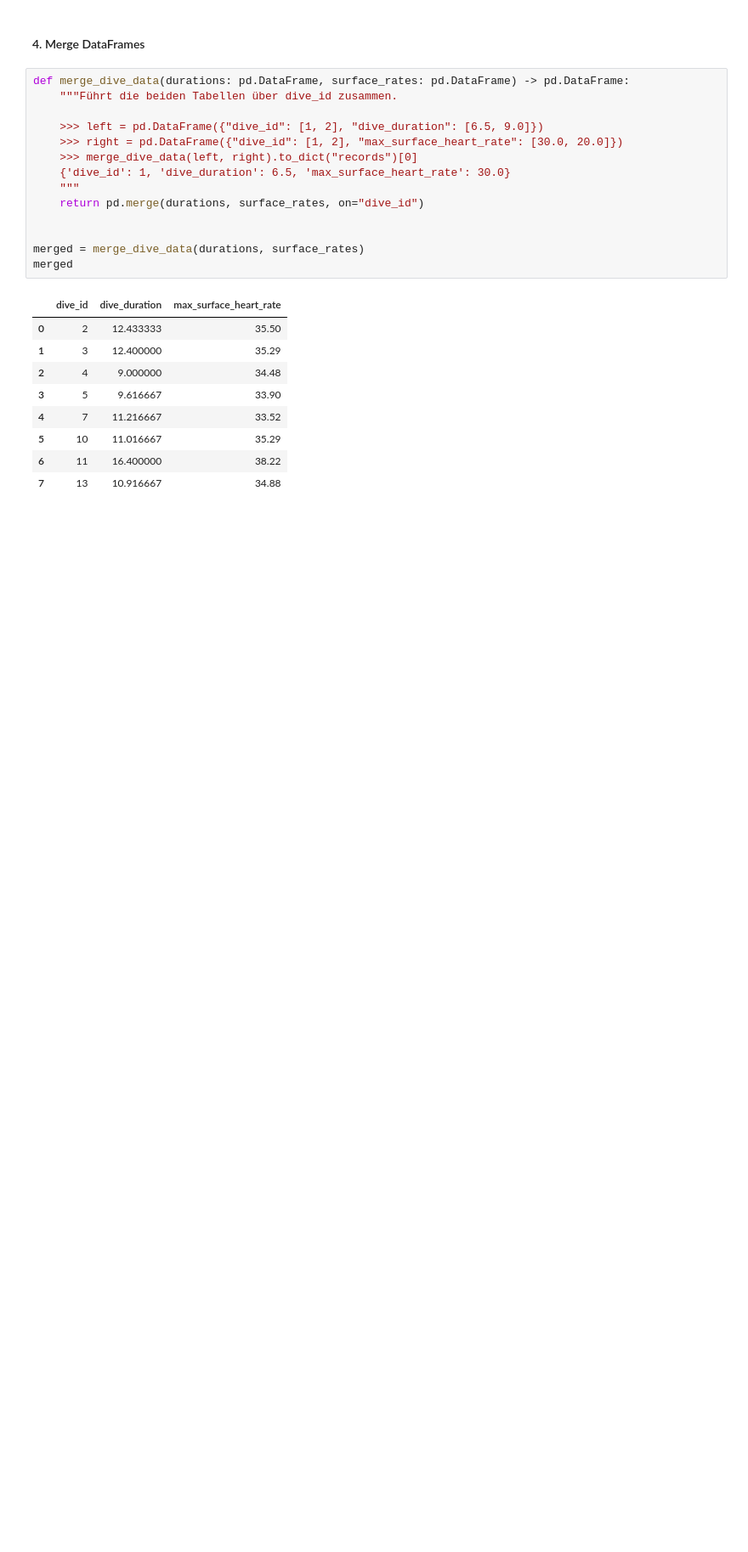
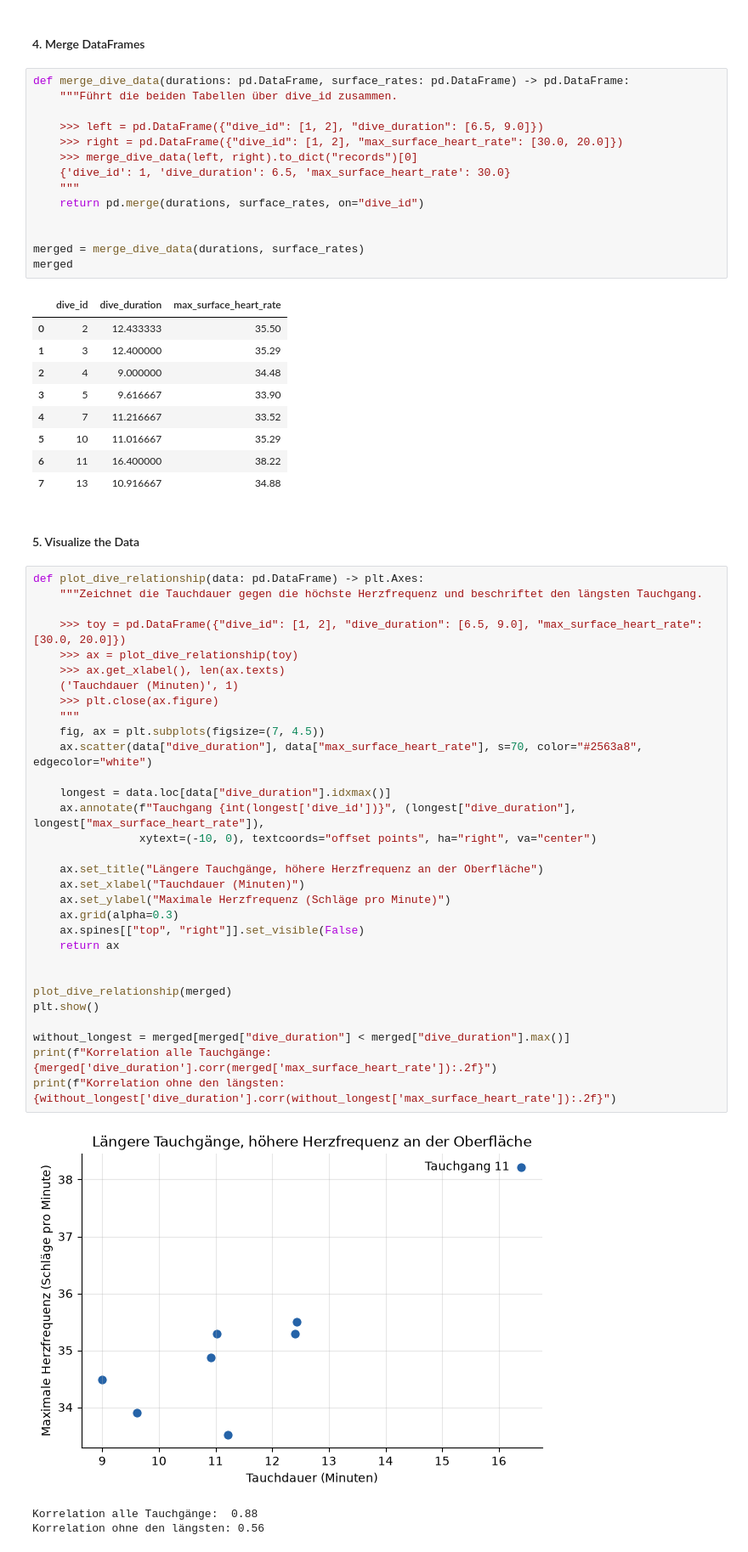
Before and after one commit to HTL3R-2627-SEW-5AX/2144_27_5AX_SEW_HTL3R, a Jupyter notebook: cisco_dse/chapter3/whale-heart-rates-project/whale-heart-rates.ipynb, the cells around one changed output. Shown at 85% size. Cells and saved outputs as stored; diff of their text form; blank space fills up the shorter version.

Commit message:
plot_dive_relationship added

```diff
--- a/cisco_dse/chapter3/whale-heart-rates-project/whale-heart-rates.ipynb
+++ b/cisco_dse/chapter3/whale-heart-rates-project/whale-heart-rates.ipynb
@@ -196,3 +196,40 @@ merged
 | 5 | 10 | 11.016667 | 35.29 |
 | 6 | 11 | 16.400000 | 38.22 |
 | 7 | 13 | 10.916667 | 34.88 |
+# %% [markdown]
+#### 5. Visualize the Data
+# %%
+def plot_dive_relationship(data: pd.DataFrame) -> plt.Axes:
+    """Zeichnet die Tauchdauer gegen die höchste Herzfrequenz und beschriftet den längsten Tauchgang.
+
+    >>> toy = pd.DataFrame({"dive_id": [1, 2], "dive_duration": [6.5, 9.0], "max_surface_heart_rate": [30.0, 20.0]})
+    >>> ax = plot_dive_relationship(toy)
+    >>> ax.get_xlabel(), len(ax.texts)
+    ('Tauchdauer (Minuten)', 1)
+    >>> plt.close(ax.figure)
+    """
+    fig, ax = plt.subplots(figsize=(7, 4.5))
+    ax.scatter(data["dive_duration"], data["max_surface_heart_rate"], s=70, color="#2563a8", edgecolor="white")
+
+    longest = data.loc[data["dive_duration"].idxmax()]
+    ax.annotate(f"Tauchgang {int(longest['dive_id'])}", (longest["dive_duration"], longest["max_surface_heart_rate"]),
+                xytext=(-10, 0), textcoords="offset points", ha="right", va="center")
+
+    ax.set_title("Längere Tauchgänge, höhere Herzfrequenz an der Oberfläche")
+    ax.set_xlabel("Tauchdauer (Minuten)")
+    ax.set_ylabel("Maximale Herzfrequenz (Schläge pro Minute)")
+    ax.grid(alpha=0.3)
+    ax.spines[["top", "right"]].set_visible(False)
+    return ax
+
+
+plot_dive_relationship(merged)
+plt.show()
+
+without_longest = merged[merged["dive_duration"] < merged["dive_duration"].max()]
+print(f"Korrelation alle Tauchgänge:  {merged['dive_duration'].corr(merged['max_surface_heart_rate']):.2f}")
+print(f"Korrelation ohne den längsten: {without_longest['dive_duration'].corr(without_longest['max_surface_heart_rate']):.2f}")
+# %% [output]
+[figure, added]
+Korrelation alle Tauchgänge:  0.88
+Korrelation ohne den längsten: 0.56
```
